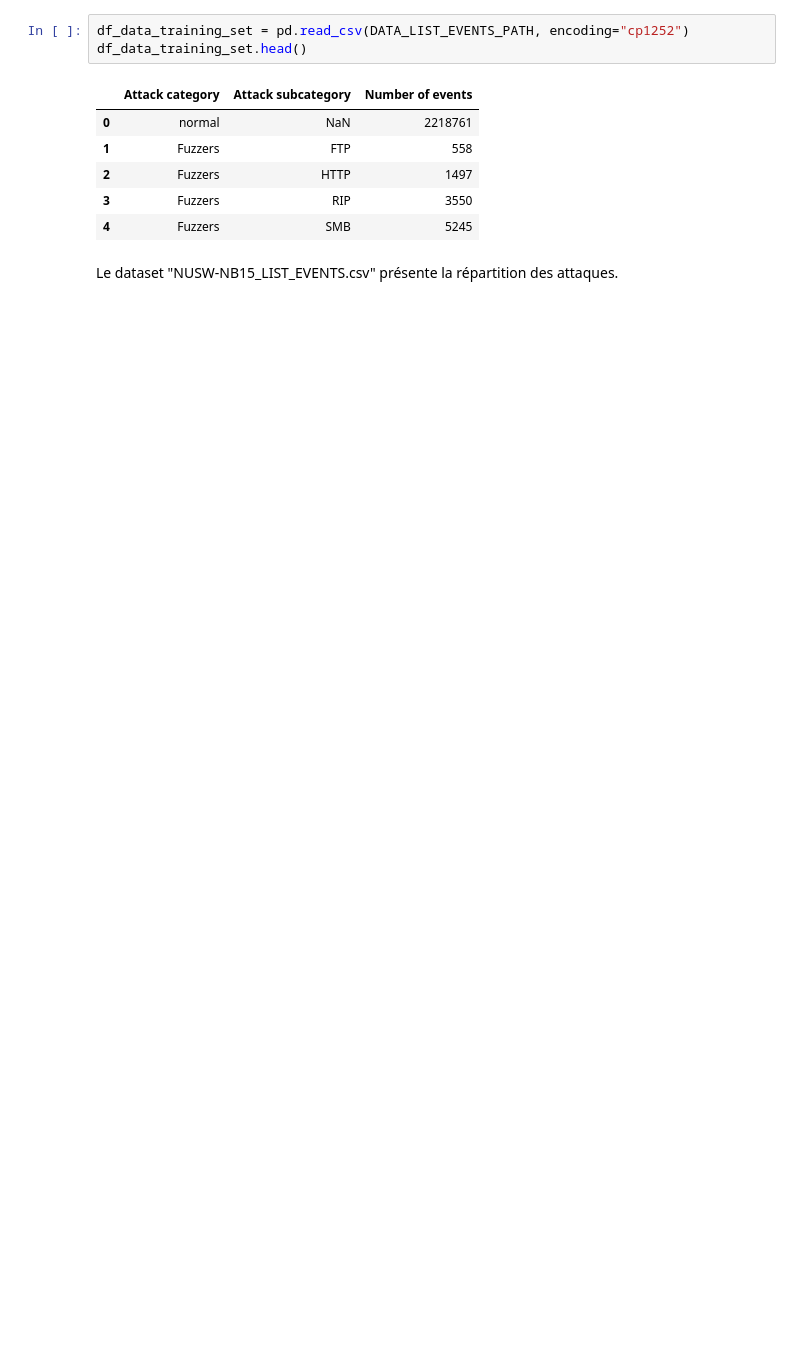
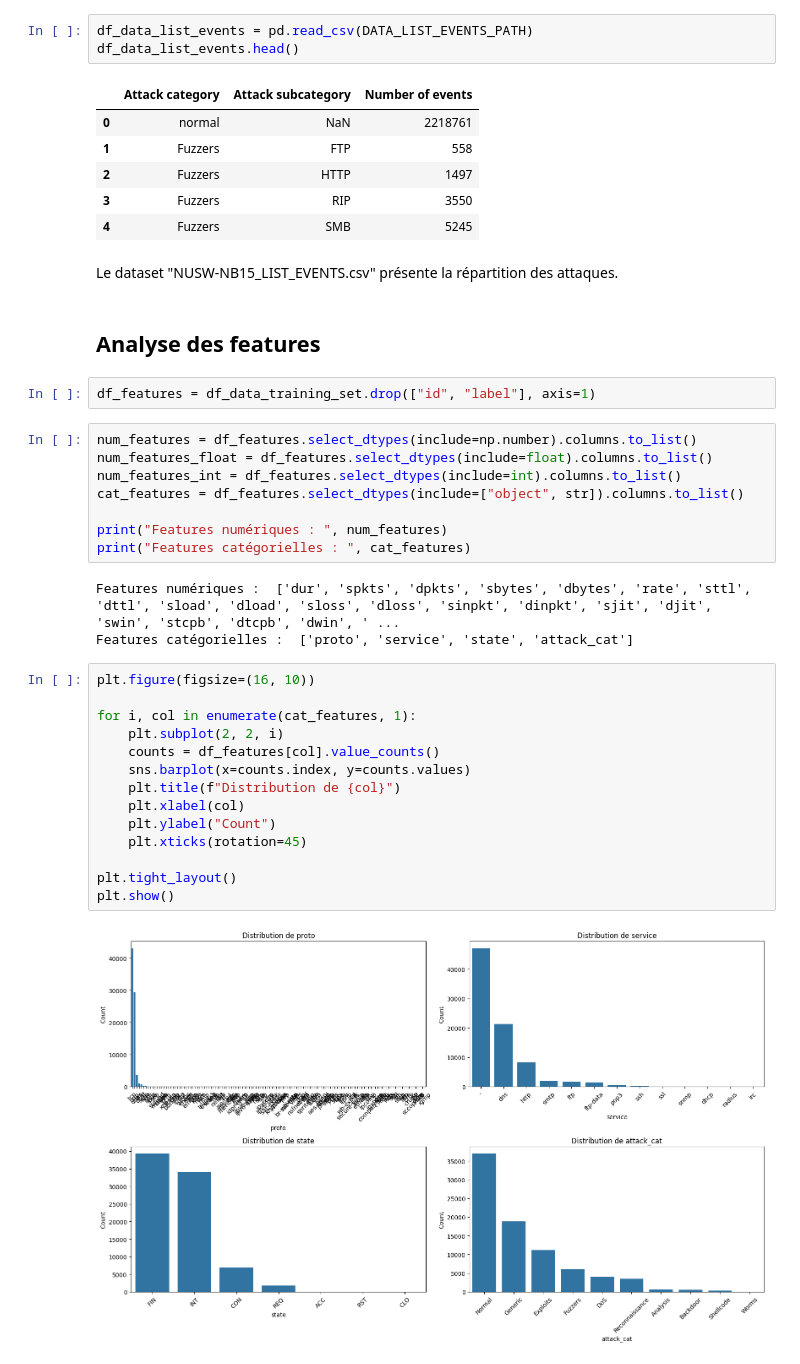
Before and after one commit to titibemo/tp_groupe_soc, a Jupyter notebook: notebooks/01_exploration.ipynb, the cells around one changed output. Cells and saved outputs as stored; diff of their text form; blank space fills up the shorter version.

```diff
--- a/notebooks/01_exploration.ipynb
+++ b/notebooks/01_exploration.ipynb
@@ -115,6 +117,6 @@ Colonnes communes (37):
 # %%
-df_data_training_set = pd.read_csv(DATA_LIST_EVENTS_PATH, encoding="cp1252")
-df_data_training_set.head()
+df_data_list_events = pd.read_csv(DATA_LIST_EVENTS_PATH)
+df_data_list_events.head()
 # %% [output]
 |  | Attack category | Attack subcategory | Number of events |
 | 0 | normal | NaN | 2218761 |
@@ -124,3 +126,34 @@ df_data_training_set.head()
 | 4 | Fuzzers | SMB | 5245 |
 # %% [markdown]
 Le dataset "NUSW-NB15_LIST_EVENTS.csv" présente la répartition des attaques.
+# %% [markdown]
+## Analyse des features
+# %%
+df_features = df_data_training_set.drop(["id", "label"], axis=1)
+# %%
+num_features = df_features.select_dtypes(include=np.number).columns.to_list()
+num_features_float = df_features.select_dtypes(include=float).columns.to_list()
+num_features_int = df_features.select_dtypes(include=int).columns.to_list()
+cat_features = df_features.select_dtypes(include=["object", str]).columns.to_list()
+
+print("Features numériques : ", num_features)
+print("Features catégorielles : ", cat_features)
+# %% [output]
+Features numériques :  ['dur', 'spkts', 'dpkts', 'sbytes', 'dbytes', 'rate', 'sttl', 'dttl', 'sload', 'dload', 'sloss', 'dloss', 'sinpkt', 'dinpkt', 'sjit', 'djit', 'swin', 'stcpb', 'dtcpb', 'dwin', ' ...
+Features catégorielles :  ['proto', 'service', 'state', 'attack_cat']
+# %%
+plt.figure(figsize=(16, 10))
+
+for i, col in enumerate(cat_features, 1):
+    plt.subplot(2, 2, i)
+    counts = df_features[col].value_counts()
+    sns.barplot(x=counts.index, y=counts.values)
+    plt.title(f"Distribution de {col}")
+    plt.xlabel(col)
+    plt.ylabel("Count")
+    plt.xticks(rotation=45)
+
+plt.tight_layout()
+plt.show()
+# %% [output]
+[figure, added]
```
Also changed, not shown: parts of 10 cells of this notebook.
